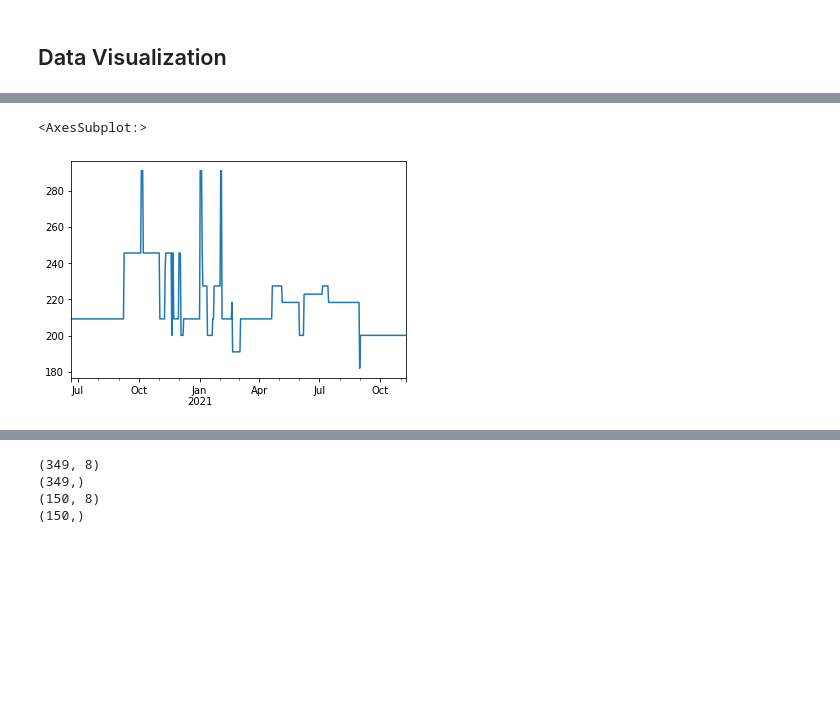
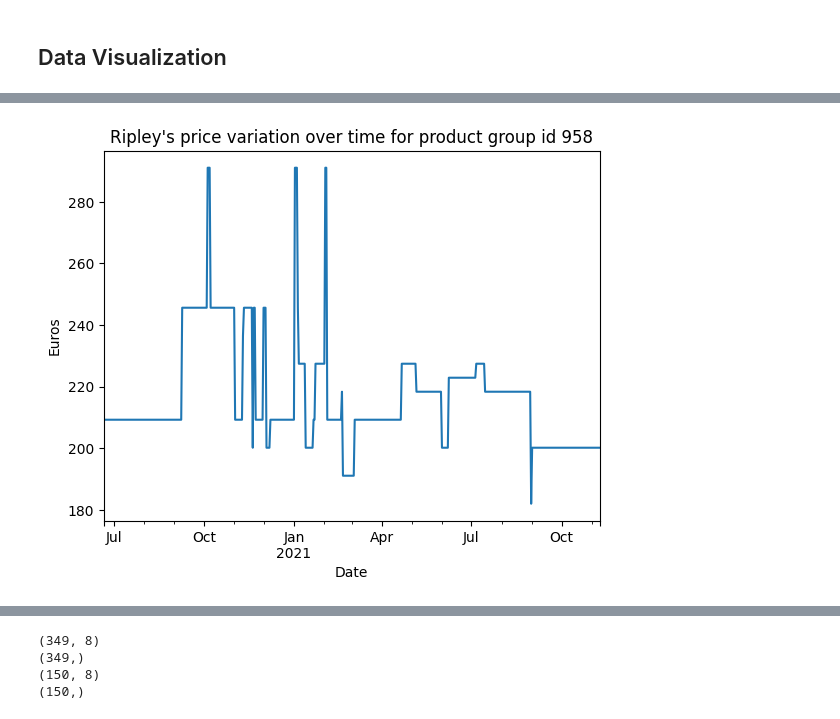
Before and after one commit to MarioCSilva/ProductPricesPrediction, a Jupyter notebook: read_files.ipynb, the cells around one changed output, grey strips where cells are left out. Drawn from its saved outputs; the diff is of its cells as text; code cells hidden in the pictures; blank space fills up the shorter version.

```diff
--- a/read_files.ipynb
+++ b/read_files.ipynb
@@ -152,10 +155,13 @@ df_wide["Ripley"].plot()
 # %%
 df_wide["Ripley"].fillna(method='bfill', inplace=True)
 df_wide["Ripley"].fillna(method='ffill', inplace=True)
 df_wide["Ripley"].plot()
+plt.title(f"Ripley's price variation over time for product group id {product_group_id}")
+plt.ylabel('Euros')
+plt.xlabel('Date')
+plt.show()
 # %% [output]
-<AxesSubplot:>
-[figure, old version]
+[figure, new version]
 # %%
 for comp in df_wide.keys():
     df_wide[comp].fillna(method='bfill', inplace=True)
```
Also changed, not shown: parts of 12 cells of this notebook.
